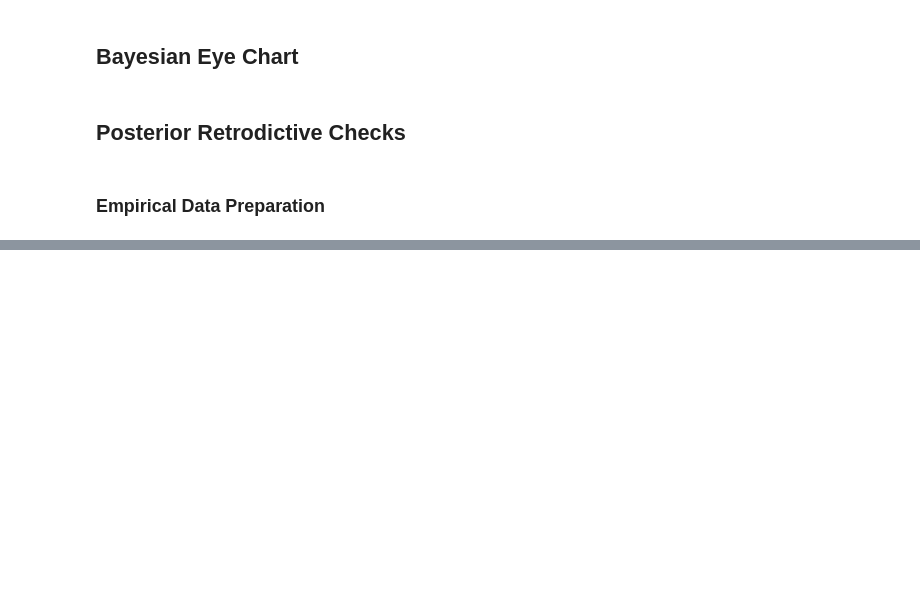
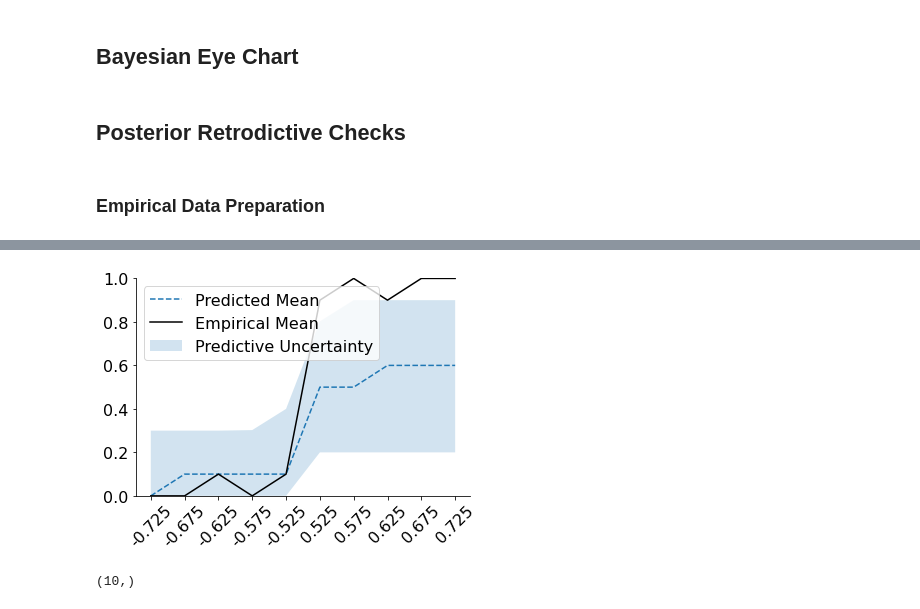
Before and after one commit to awellis/evidence-accumulators, a Jupyter notebook: notebooks/constant_drift_diffusion_modeling.ipynb, the cells around one changed output, grey strips where cells are left out. Saved outputs shown, nothing was run; the diff lists cells and outputs as text; code cells hidden in the pictures; blank space fills up the shorter version.

```diff
--- a/notebooks/constant_drift_diffusion_modeling.ipynb
+++ b/notebooks/constant_drift_diffusion_modeling.ipynb
@@ -224,3 +238,8 @@ sns.pairplot(pd.DataFrame(samples, columns=PARAM_NAMES))
+# %%
+emp_data = data_subset[:, -3:]
+pred_data = const_dm_pp_check(emp_data, samples)
+# %% [output]
+[figure, added]
 # %%
 n_sim = samples.shape[0]
 n_obs = final_data.shape[1]
@@ -237,6 +256,10 @@ emp_resp_prop = np.empty(10)
 for i in range(len(unique_amplitude)):
     tmp_data = data_subset[(np.round(data_subset[:, 4], 3) == unique_amplitude[i]), 5]
     emp_resp_prop[i] = tmp_data.mean()
+# %%
+emp_resp_prop.shape
+# %% [output]
+(10,)
 # %%
 unique_amplitude = np.sort(np.unique(amplitude))
 plt.plot(range(len(unique_amplitude)), quantiles[1], linestyle='dashed')
```
Also changed, not shown: parts of 7 cells of this notebook, 5 other files.
